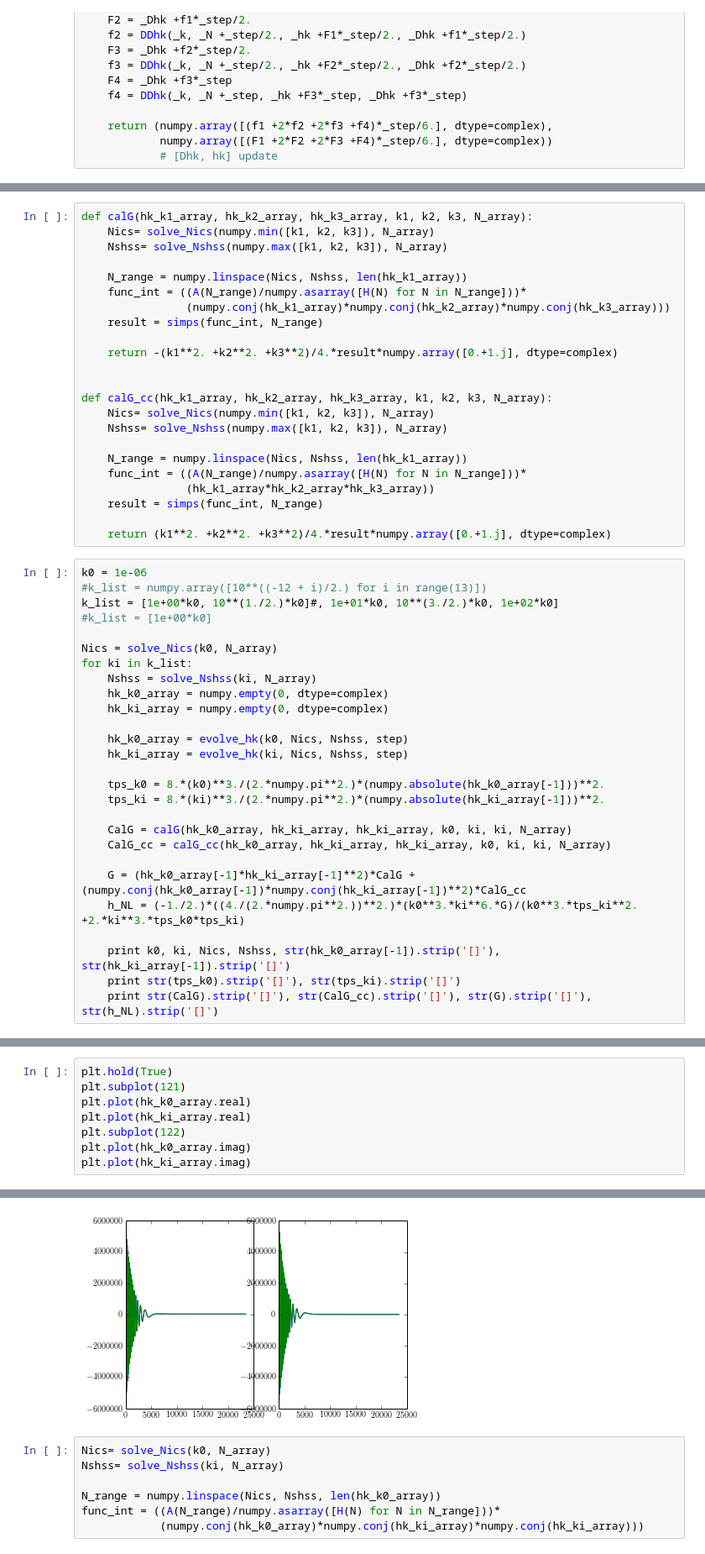
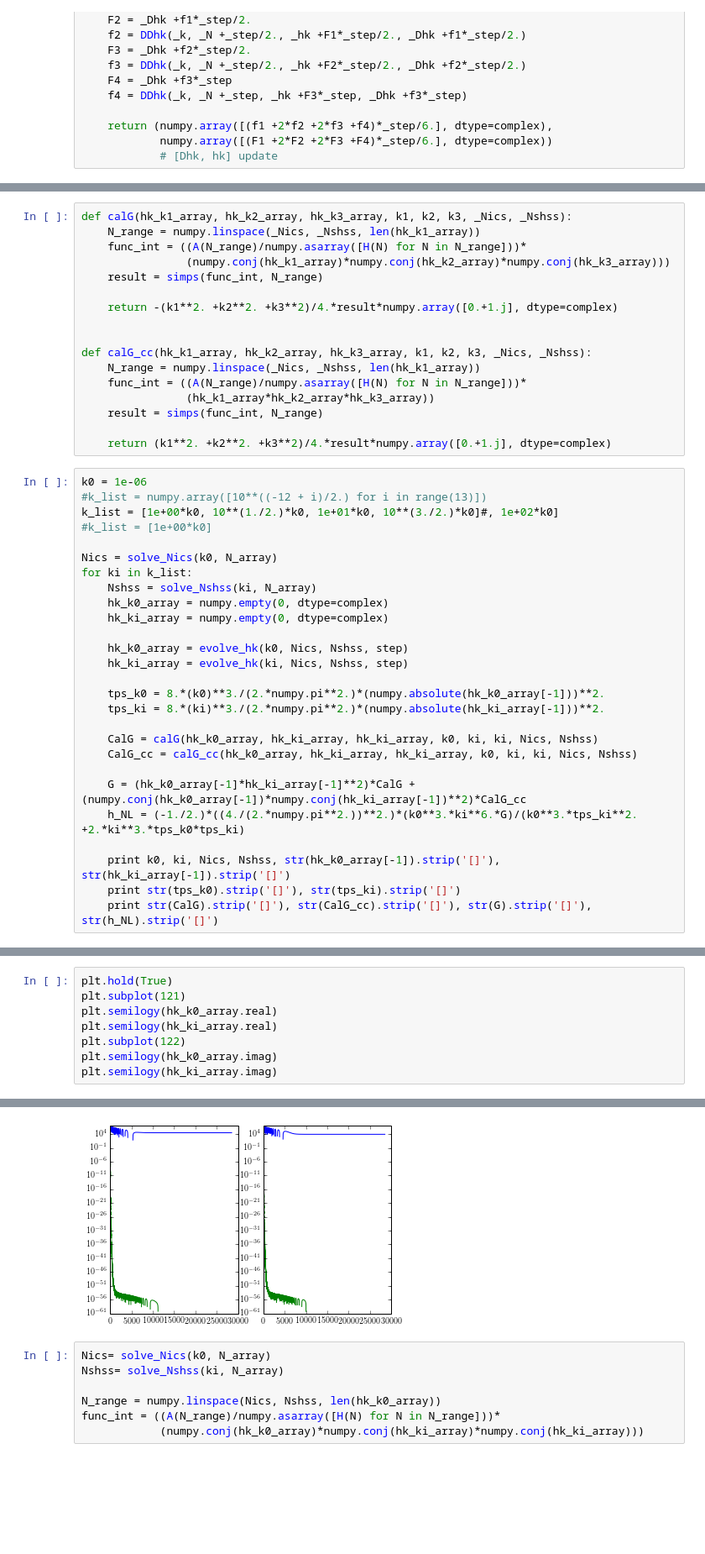
Before and after one commit to rahulporuri/project_work, a Jupyter notebook: power_law/tensor_bi-spectrum_squeezed_limit.ipynb, the cells around one changed output, grey strips where cells are left out. Shown at 84% size. Cells and saved outputs as stored; diff of their text form; blank space fills up the shorter version.

```diff
--- a/power_law/tensor_bi-spectrum_squeezed_limit.ipynb
+++ b/power_law/tensor_bi-spectrum_squeezed_limit.ipynb
@@ -151,10 +156,7 @@ def evolve_hk(k, Nics, Nshss, step):
     return hk_array
 # %%
-def calG(hk_k1_array, hk_k2_array, hk_k3_array, k1, k2, k3, N_array):
-    Nics= solve_Nics(numpy.min([k1, k2, k3]), N_array)
-    Nshss= solve_Nshss(numpy.max([k1, k2, k3]), N_array)
-
-    N_range = numpy.linspace(Nics, Nshss, len(hk_k1_array))
+def calG(hk_k1_array, hk_k2_array, hk_k3_array, k1, k2, k3, _Nics, _Nshss):
+    N_range = numpy.linspace(_Nics, _Nshss, len(hk_k1_array))
     func_int = ((A(N_range)/numpy.asarray([H(N) for N in N_range]))*
                 (numpy.conj(hk_k1_array)*numpy.conj(hk_k2_array)*numpy.conj(hk_k3_array)))
     result = simps(func_int, N_range)
@@ -162,11 +164,8 @@ def calG(hk_k1_array, hk_k2_array, hk_k3_array, k1, k2, k3, N_array):
     return -(k1**2. +k2**2. +k3**2)/4.*result*numpy.array([0.+1.j], dtype=complex)
 
 
-def calG_cc(hk_k1_array, hk_k2_array, hk_k3_array, k1, k2, k3, N_array):
-    Nics= solve_Nics(numpy.min([k1, k2, k3]), N_array)
-    Nshss= solve_Nshss(numpy.max([k1, k2, k3]), N_array)
-
-    N_range = numpy.linspace(Nics, Nshss, len(hk_k1_array))
+def calG_cc(hk_k1_array, hk_k2_array, hk_k3_array, k1, k2, k3, _Nics, _Nshss):
+    N_range = numpy.linspace(_Nics, _Nshss, len(hk_k1_array))
     func_int = ((A(N_range)/numpy.asarray([H(N) for N in N_range]))*
                 (hk_k1_array*hk_k2_array*hk_k3_array))
     result = simps(func_int, N_range)
@@ -175,7 +174,7 @@ def calG_cc(hk_k1_array, hk_k2_array, hk_k3_array, k1, k2, k3, N_array):
 # %%
 k0 = 1e-06
 #k_list = numpy.array([10**((-12 + i)/2.) for i in range(13)])
-k_list = [1e+00*k0, 10**(1./2.)*k0]#, 1e+01*k0, 10**(3./2.)*k0, 1e+02*k0]
+k_list = [1e+00*k0, 10**(1./2.)*k0, 1e+01*k0, 10**(3./2.)*k0]#, 1e+02*k0]
 #k_list = [1e+00*k0]
 
 Nics = solve_Nics(k0, N_array)
@@ -190,8 +189,8 @@ for ki in k_list:
     tps_k0 = 8.*(k0)**3./(2.*numpy.pi**2.)*(numpy.absolute(hk_k0_array[-1]))**2.
     tps_ki = 8.*(ki)**3./(2.*numpy.pi**2.)*(numpy.absolute(hk_ki_array[-1]))**2.
 
-    CalG = calG(hk_k0_array, hk_ki_array, hk_ki_array, k0, ki, ki, N_array)
-    CalG_cc = calG_cc(hk_k0_array, hk_ki_array, hk_ki_array, k0, ki, ki, N_array)
+    CalG = calG(hk_k0_array, hk_ki_array, hk_ki_array, k0, ki, ki, Nics, Nshss)
+    CalG_cc = calG_cc(hk_k0_array, hk_ki_array, hk_ki_array, k0, ki, ki, Nics, Nshss)
 
     G = (hk_k0_array[-1]*hk_ki_array[-1]**2)*CalG +(numpy.conj(hk_k0_array[-1])*numpy.conj(hk_ki_array[-1])**2)*CalG_cc
     h_NL = (-1./2.)*((4./(2.*numpy.pi**2.))**2.)*(k0**3.*ki**6.*G)/(k0**3.*tps_ki**2. +2.*ki**3.*tps_k0*tps_ki)
@@ -209,14 +219,14 @@ for ki in k_list:
 # %%
 plt.hold(True)
 plt.subplot(121)
-plt.plot(hk_k0_array.real)
-plt.plot(hk_ki_array.real)
+plt.semilogy(hk_k0_array.real)
+plt.semilogy(hk_ki_array.real)
 plt.subplot(122)
-plt.plot(hk_k0_array.imag)
-plt.plot(hk_ki_array.imag)
+plt.semilogy(hk_k0_array.imag)
+plt.semilogy(hk_ki_array.imag)
 # %% [output]
 [<matplotlib.lines.Line2D at 0x...>]
-[figure, old version]
+[figure, new version]
 # %%
 Nics= solve_Nics(k0, N_array)
 Nshss= solve_Nshss(ki, N_array)
```
Also changed, not shown: parts of 4 cells of this notebook.
